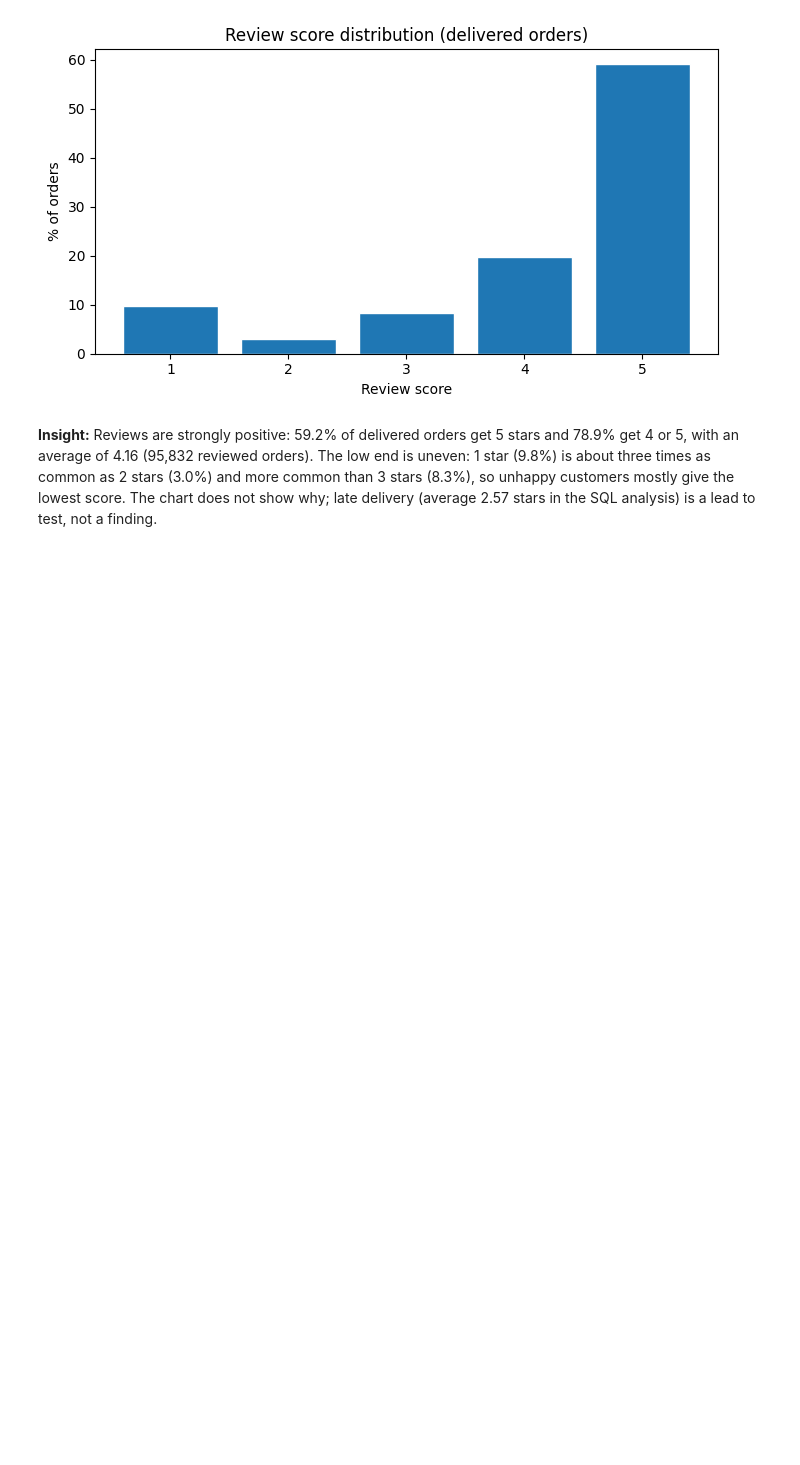
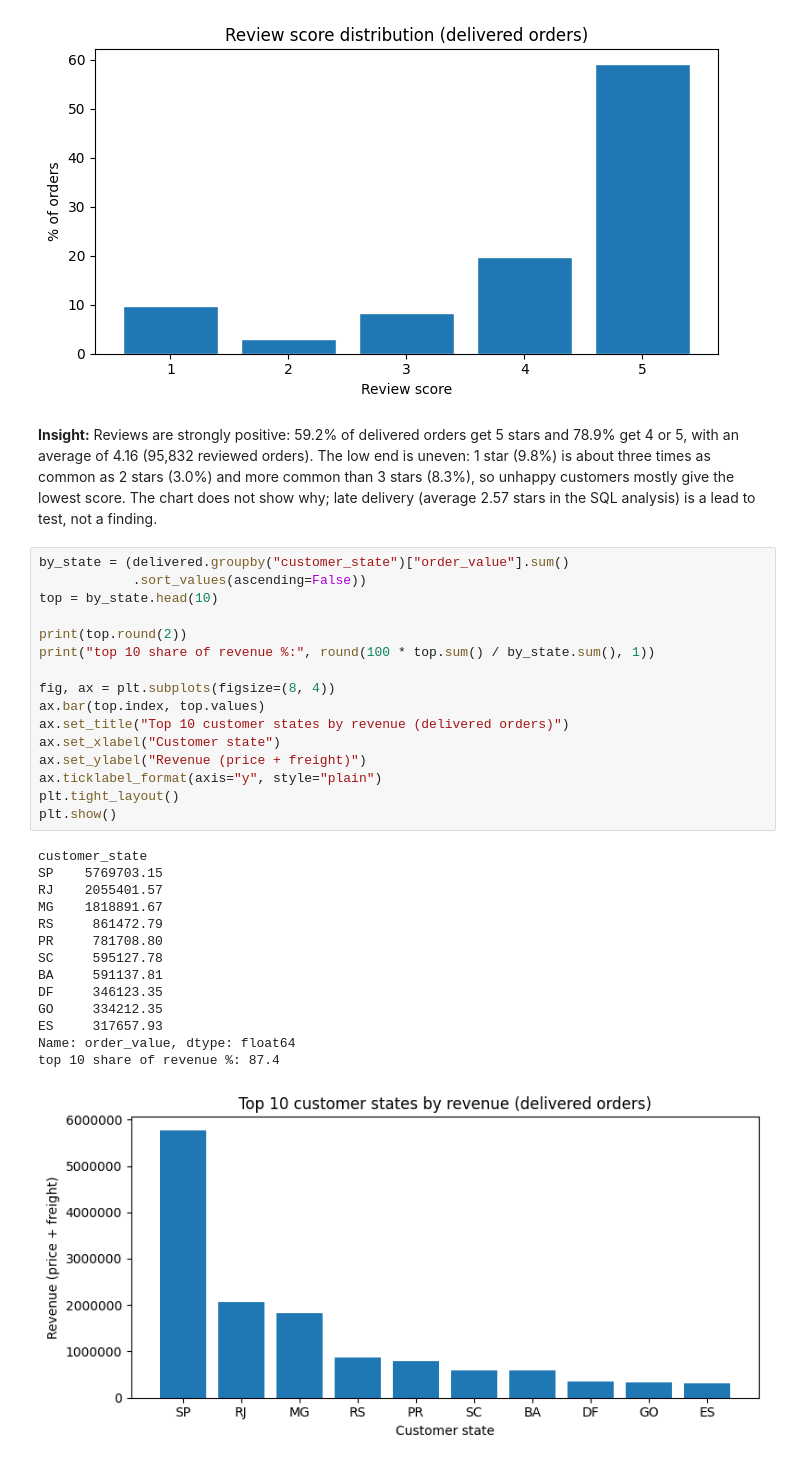
Before and after one commit to karanpatel9725-tech/olist-retention-analytics, a Jupyter notebook: notebooks/01_cleaning_eda.ipynb, the cells around one changed output. Saved outputs shown, nothing was run; the diff lists cells and outputs as text; blank space fills up the shorter version.

Commit message:
Add EDA charts for top states and top categories

```diff
--- a/notebooks/01_cleaning_eda.ipynb
+++ b/notebooks/01_cleaning_eda.ipynb
@@ -310,3 +310,34 @@ with an average of 4.16 (95,832 reviewed orders). The low end is uneven: 1 star
 times as common as 2 stars (3.0%) and more common than 3 stars (8.3%), so unhappy customers mostly give
 the lowest score. The chart does not show why; late delivery (average 2.57 stars in the SQL analysis)
 is a lead to test, not a finding.
+# %%
+by_state = (delivered.groupby("customer_state")["order_value"].sum()
+            .sort_values(ascending=False))
+top = by_state.head(10)
+
+print(top.round(2))
+print("top 10 share of revenue %:", round(100 * top.sum() / by_state.sum(), 1))
+
+fig, ax = plt.subplots(figsize=(8, 4))
+ax.bar(top.index, top.values)
+ax.set_title("Top 10 customer states by revenue (delivered orders)")
+ax.set_xlabel("Customer state")
+ax.set_ylabel("Revenue (price + freight)")
+ax.ticklabel_format(axis="y", style="plain")
+plt.tight_layout()
+plt.show()
+# %% [output]
+customer_state
+SP    5769703.15
+RJ    2055401.57
+MG    1818891.67
+RS     861472.79
+PR     781708.80
+SC     595127.78
+BA     591137.81
+DF     346123.35
+GO     334212.35
+ES     317657.93
+Name: order_value, dtype: float64
+top 10 share of revenue %: 87.4
+[figure, added]
```
Also changed, not shown: parts of 3 cells of this notebook.
